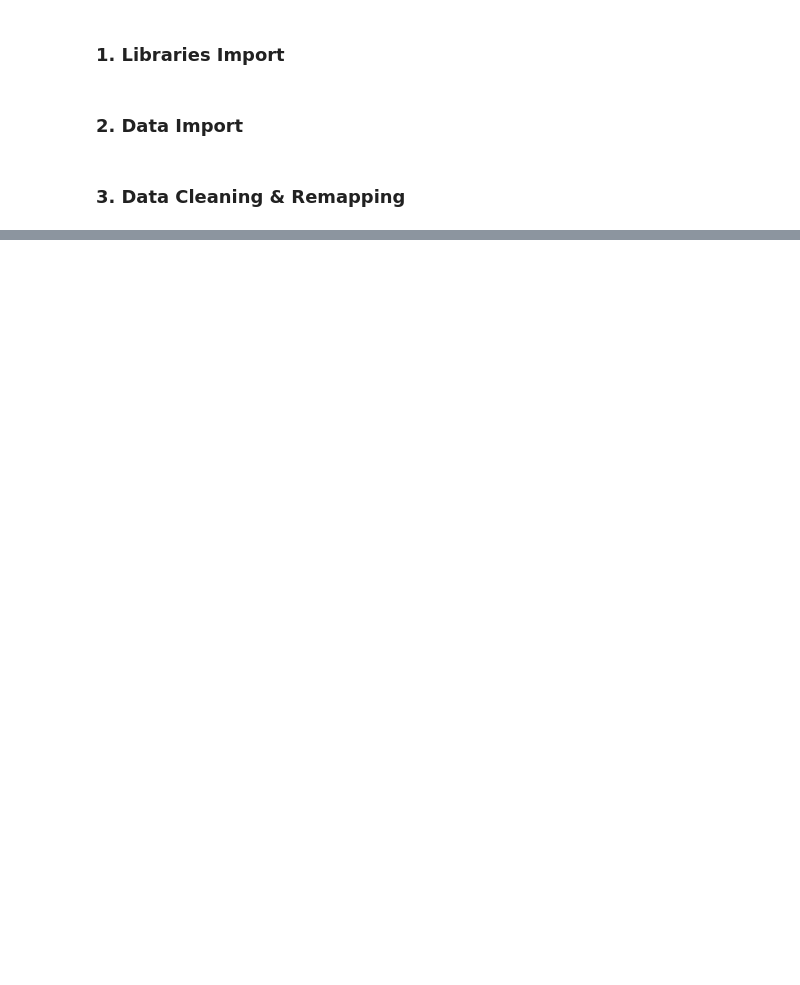
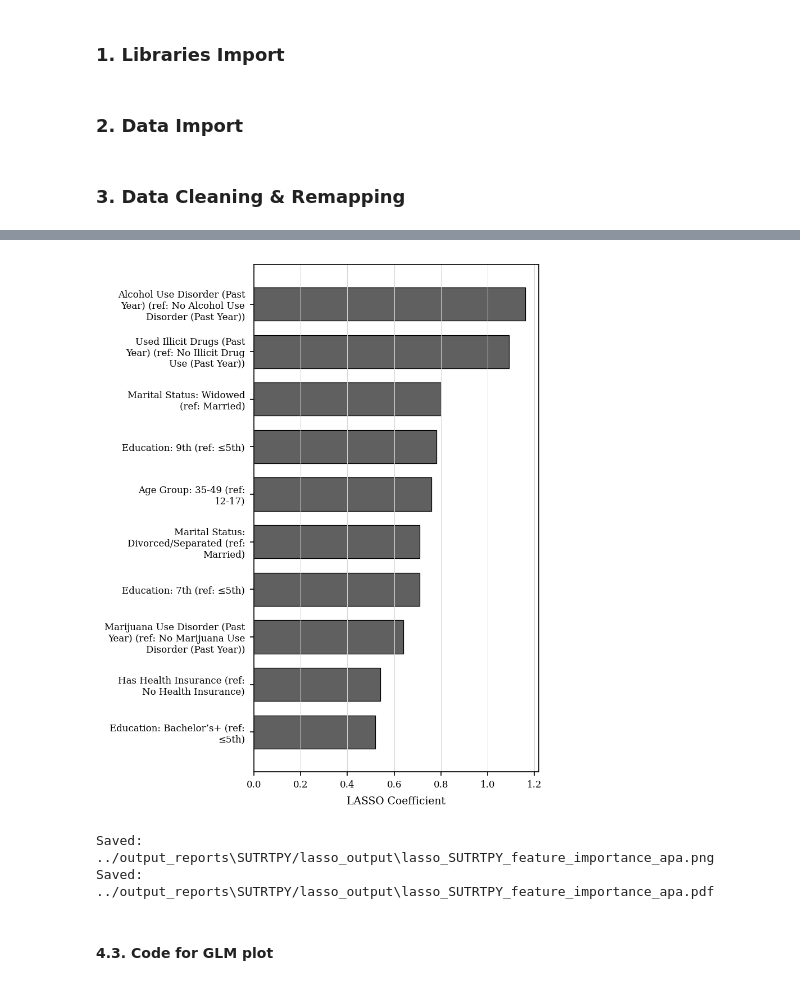
Before and after one commit to bachnguyen234/da401-final-project-bach-nguyen, a Jupyter notebook: code/da401_new_age_graphs.ipynb, the cells around one changed output, grey strips where cells are left out. Saved outputs shown, nothing was run; the diff lists cells and outputs as text; code cells hidden in the pictures; blank space fills up the shorter version.

```diff
--- a/code/da401_new_age_graphs.ipynb
+++ b/code/da401_new_age_graphs.ipynb
@@ -568,0 +573,8 @@ Saved: ../output_reports\SUTRTPY/lasso_output\lasso_SUTRTPY_feature_importance_p
+# %%
+plot_lasso_from_export_pretty("SUTRTPY", apa=True)
+# %% [output]
+[figure, added]
+Saved: ../output_reports\SUTRTPY/lasso_output\lasso_SUTRTPY_feature_importance_apa.png
+Saved: ../output_reports\SUTRTPY/lasso_output\lasso_SUTRTPY_feature_importance_apa.pdf
+# %% [markdown]
+#### 4.3. Code for GLM plot
```
Also changed, not shown: parts of 17 cells of this notebook, 29 other files.
